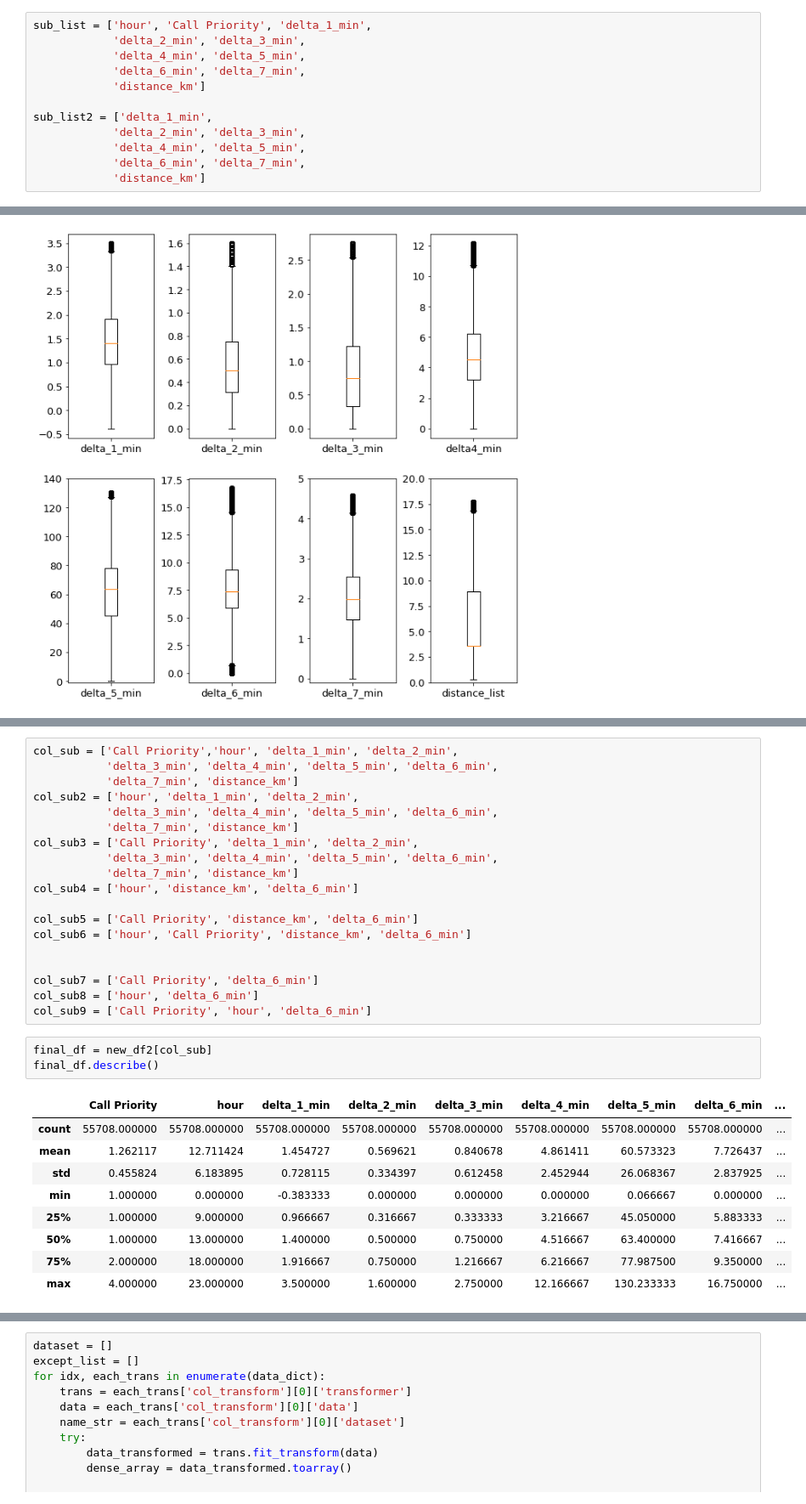
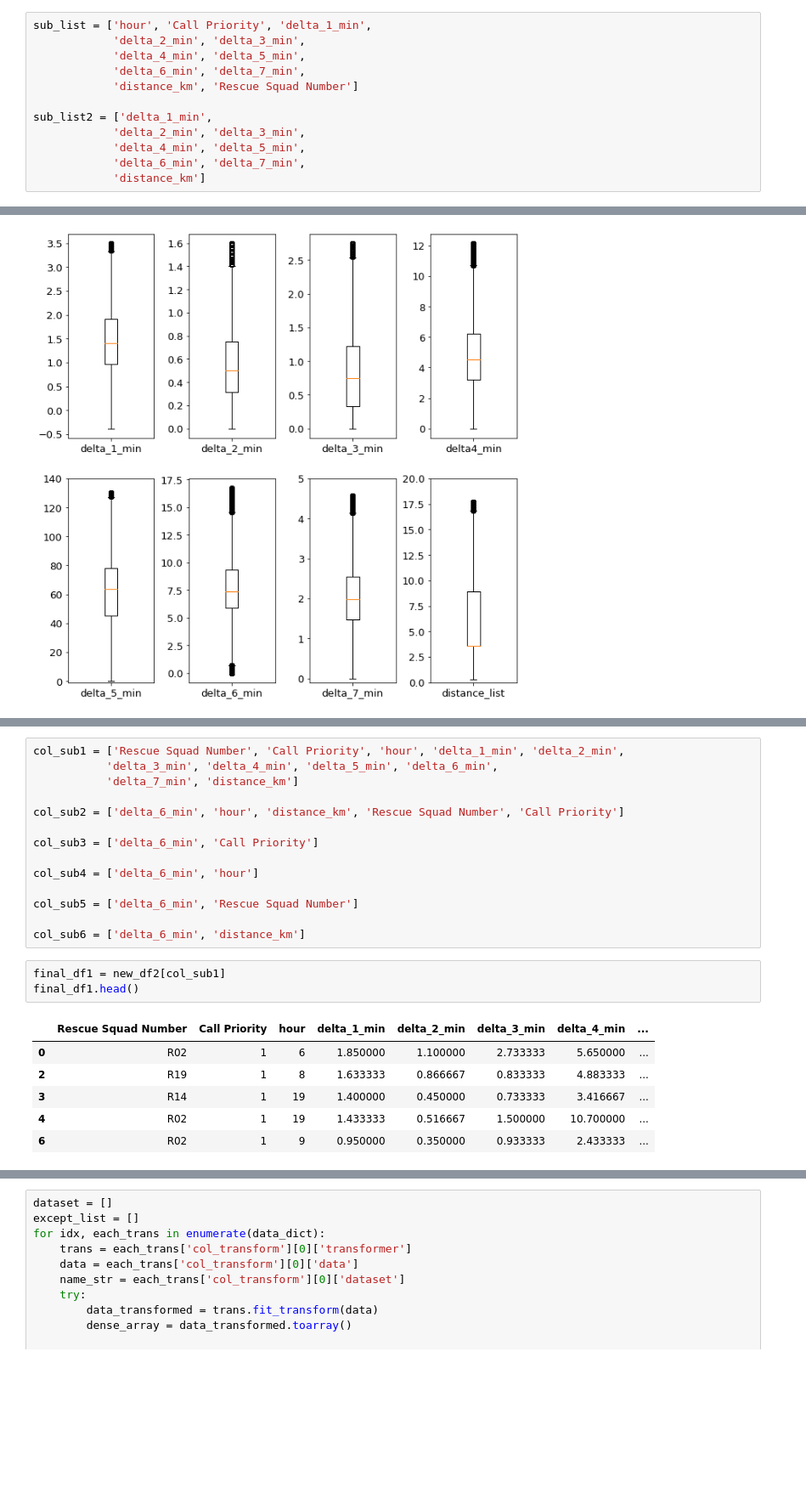
Before and after one commit to grantaguinaldo/637-final-project, a Jupyter notebook: ssie-637-final-project-model.ipynb, the cells around one changed output, grey strips where cells are left out. Shown at 85% size. Saved outputs shown, nothing was run; the diff lists cells and outputs as text; blank space fills up the shorter version.

```diff
--- a/ssie-637-final-project-model.ipynb
+++ b/ssie-637-final-project-model.ipynb
@@ -31,7 +42,7 @@ sub_list = ['hour', 'Call Priority', 'delta_1_min',
             'delta_2_min', 'delta_3_min',
             'delta_4_min', 'delta_5_min',
             'delta_6_min', 'delta_7_min',
-            'distance_km']
+            'distance_km', 'Rescue Squad Number']
 
 sub_list2 = ['delta_1_min',
             'delta_2_min', 'delta_3_min',
@@ -185,32 +214,24 @@ plt.show()
 # %%
-col_sub = ['Call Priority','hour', 'delta_1_min', 'delta_2_min',
+col_sub1 = ['Rescue Squad Number', 'Call Priority', 'hour', 'delta_1_min', 'delta_2_min',
            'delta_3_min', 'delta_4_min', 'delta_5_min', 'delta_6_min',
            'delta_7_min', 'distance_km']
-col_sub2 = ['hour', 'delta_1_min', 'delta_2_min',
-           'delta_3_min', 'delta_4_min', 'delta_5_min', 'delta_6_min',
-           'delta_7_min', 'distance_km']
-col_sub3 = ['Call Priority', 'delta_1_min', 'delta_2_min',
-           'delta_3_min', 'delta_4_min', 'delta_5_min', 'delta_6_min',
-           'delta_7_min', 'distance_km']
-col_sub4 = ['hour', 'distance_km', 'delta_6_min']
 
-col_sub5 = ['Call Priority', 'distance_km', 'delta_6_min']
-col_sub6 = ['hour', 'Call Priority', 'distance_km', 'delta_6_min']
+col_sub2 = ['delta_6_min', 'hour', 'distance_km', 'Rescue Squad Number', 'Call Priority']
 
+col_sub3 = ['delta_6_min', 'Call Priority']
 
-col_sub7 = ['Call Priority', 'delta_6_min']
-col_sub8 = ['hour', 'delta_6_min']
-col_sub9 = ['Call Priority', 'hour', 'delta_6_min']
+col_sub4 = ['delta_6_min', 'hour']
+
+col_sub5 = ['delta_6_min', 'Rescue Squad Number']
+
+col_sub6 = ['delta_6_min', 'distance_km']
 # %%
-final_df = new_df2[col_sub]
-final_df.describe()
+final_df1 = new_df2[col_sub1]
+final_df1.head()
 # %% [output]
-|  | Call Priority | hour | delta_1_min | delta_2_min | delta_3_min | delta_4_min | delta_5_min | delta_6_min | ... |
-| count | 55708.000000 | 55708.000000 | 55708.000000 | 55708.000000 | 55708.000000 | 55708.000000 | 55708.000000 | 55708.000000 | ... |
-| mean | 1.262117 | 12.711424 | 1.454727 | 0.569621 | 0.840678 | 4.861411 | 60.573323 | 7.726437 | ... |
-| std | 0.455824 | 6.183895 | 0.728115 | 0.334397 | 0.612458 | 2.452944 | 26.068367 | 2.837925 | ... |
-| min | 1.000000 | 0.000000 | -0.383333 | 0.000000 | 0.000000 | 0.000000 | 0.066667 | 0.000000 | ... |
-| 25% | 1.000000 | 9.000000 | 0.966667 | 0.316667 | 0.333333 | 3.216667 | 45.050000 | 5.883333 | ... |
-| 50% | 1.000000 | 13.000000 | 1.400000 | 0.500000 | 0.750000 | 4.516667 | 63.400000 | 7.416667 | ... |
-| 75% | 2.000000 | 18.000000 | 1.916667 | 0.750000 | 1.216667 | 6.216667 | 77.987500 | 9.350000 | ... |
-| max | 4.000000 | 23.000000 | 3.500000 | 1.600000 | 2.750000 | 12.166667 | 130.233333 | 16.750000 | ... |
+|  | Rescue Squad Number | Call Priority | hour | delta_1_min | delta_2_min | delta_3_min | delta_4_min | ... |
+| 0 | R02 | 1 | 6 | 1.850000 | 1.100000 | 2.733333 | 5.650000 | ... |
+| 2 | R19 | 1 | 8 | 1.633333 | 0.866667 | 0.833333 | 4.883333 | ... |
+| 3 | R14 | 1 | 19 | 1.400000 | 0.450000 | 0.733333 | 3.416667 | ... |
+| 4 | R02 | 1 | 19 | 1.433333 | 0.516667 | 1.500000 | 10.700000 | ... |
+| 6 | R02 | 1 | 9 | 0.950000 | 0.350000 | 0.933333 | 2.433333 | ... |
```
Also changed, not shown: parts of 43 cells of this notebook.
